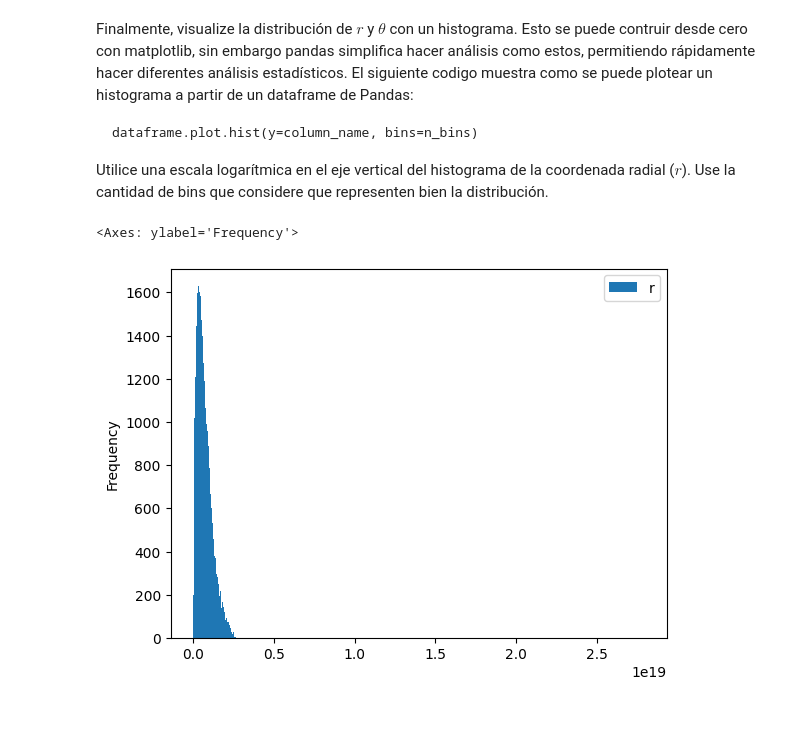
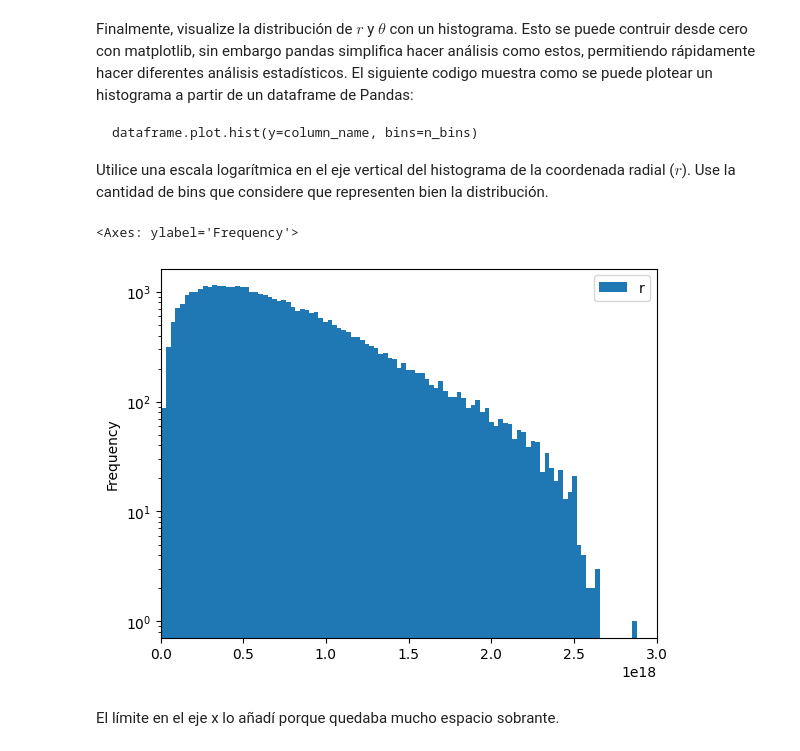
Before and after one commit to carlos-riquelme-c/Tarea-1, a Jupyter notebook: Tarea_1.ipynb, the cells around one changed output. Saved outputs shown, nothing was run; the diff lists cells and outputs as text; code cells hidden in the pictures; blank space fills up the shorter version.

```diff
--- a/Tarea_1.ipynb
+++ b/Tarea_1.ipynb
@@ -472,7 +498,9 @@ dataframe.plot.hist(y=column_name, bins=n_bins)
 
 Utilice una escala logarítmica en el eje vertical del histograma de la coordenada radial ($r$). Use la cantidad de bins que considere que representen bien la distribución.
 # %%
-df_galaxy2.plot.hist(y='r', bins=700)
+df_galaxy2.plot.hist(y='r', bins=1000, logy=True, xlim=(0, 3e18))
 # %% [output]
 <Axes: ylabel='Frequency'>
-[figure, old version]
+[figure, new version]
+# %% [markdown]
+El límite en el eje x lo añadí porque quedaba mucho espacio sobrante.
```
Also changed, not shown: parts of 28 cells of this notebook.
